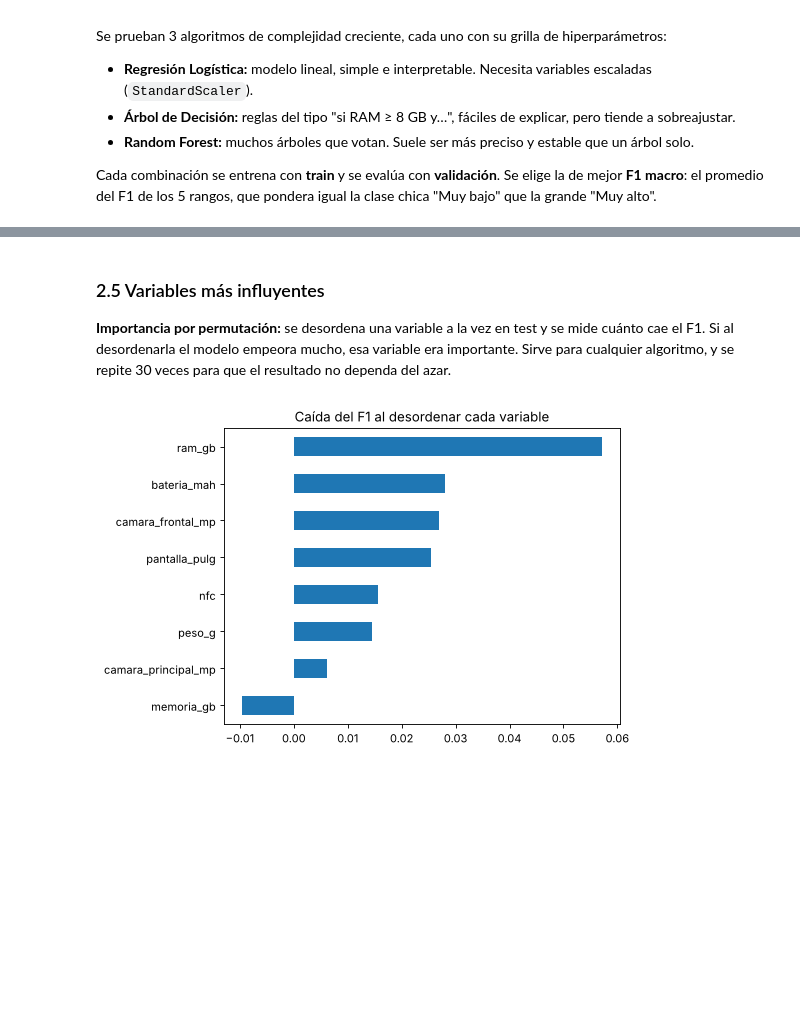
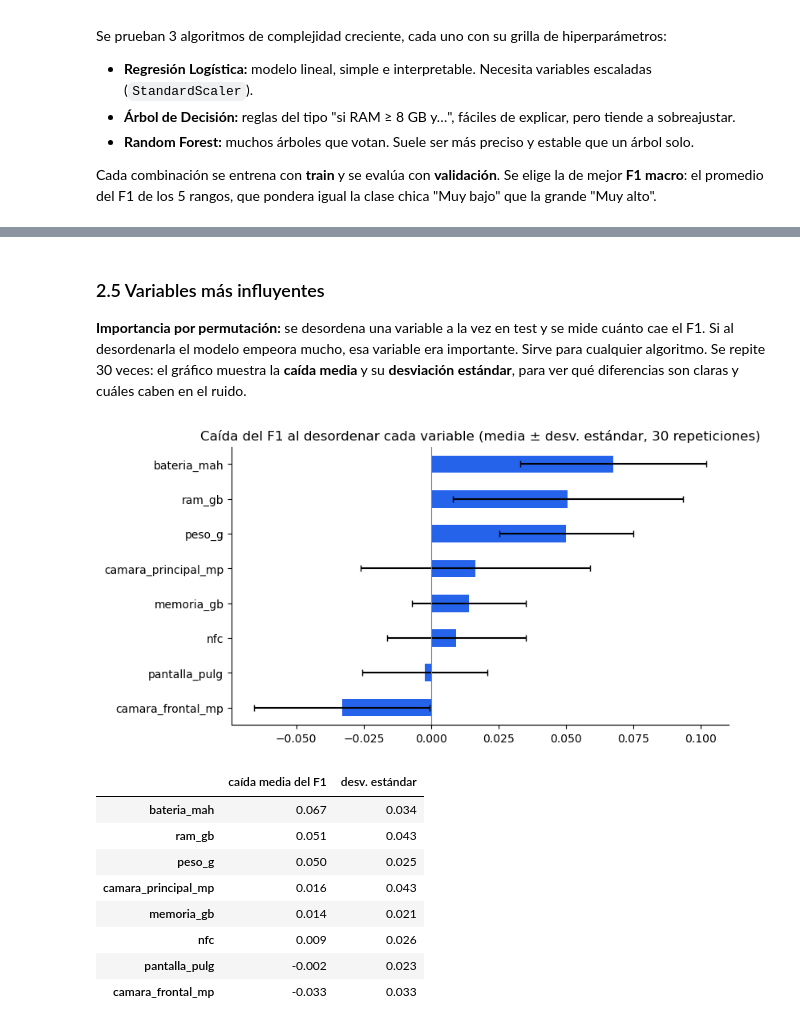
Before and after one commit to keydenurbina/cellphones-market, a Jupyter notebook: notebooks/04. data_modeling.ipynb, the cells around one changed output, grey strips where cells are left out. Drawn from its saved outputs; the diff is of its cells as text; code cells hidden in the pictures; blank space fills up the shorter version.

```diff
--- a/notebooks/04. data_modeling.ipynb
+++ b/notebooks/04. data_modeling.ipynb
@@ -28,21 +28,24 @@ print("Datos desde:", PROC / "data_processed.csv")
 # %% [output]
 Datos desde: /Users/keydenurbina/Desktop/github/Proyecto Web Scraping/data/processed/data_processed.csv
 # %%
-from sklearn.model_selection import train_test_split, ParameterGrid
+from sklearn.model_selection import train_test_split, ParameterGrid, StratifiedKFold
 from sklearn.pipeline import make_pipeline
 from sklearn.preprocessing import StandardScaler
 from sklearn.linear_model import LogisticRegression
 from sklearn.tree import DecisionTreeClassifier
 from sklearn.ensemble import RandomForestClassifier
-from sklearn.metrics import f1_score, classification_report, ConfusionMatrixDisplay
+from sklearn.dummy import DummyClassifier
+from sklearn.metrics import f1_score, accuracy_score, classification_report, ConfusionMatrixDisplay
 from sklearn.inspection import permutation_importance
 
 d = pd.read_csv(PROC / "data_processed.csv")
 X_cols = ["memoria_gb", "ram_gb", "pantalla_pulg", "camara_principal_mp", "camara_frontal_mp", "bateria_mah", "peso_g", "nfc"]
 
-# 1 fila por modelo nuevo (precio = mediana entre tiendas). Si no, el mismo celular caería en train y test → trampa.
-m = d[d.reacondicionado == 0].groupby("nombre").agg({**{c: "first" for c in X_cols}, "precio_oferta": "median"})
+# 1 fila por modelo nuevo con oferta liberada (precio = mediana entre tiendas). Si no, el mismo celular caería en train y test → trampa.
+# La marca se guarda solo para imputar faltantes (Paso 2.2); NO es una variable del modelo.
+m = d[d.es_nuevo == 1].groupby("nombre").agg({"marca": "first", **{c: "first" for c in X_cols}, "precio_oferta": "median"})
 etiquetas = ["Muy bajo", "Bajo", "Medio", "Alto", "Muy alto"]
 m["rango_precio"] = pd.cut(m.precio_oferta, [0, 100_000, 200_000, 320_000, 570_000, np.inf], labels=False, right=False)  # [a, b)
+print(len(m), "modelos nuevos | con alguna característica vacía (se imputan en 2.2):", m[X_cols].isna().any(axis=1).sum())
 m.rango_precio.value_counts().sort_index().rename(index=dict(enumerate(etiquetas)))
 # %% [output]
@@ -171,10 +235,26 @@ El ganador se re-entrena con train + validación y se evalúa **una sola vez** c
 # %%
-# El ganador se re-entrena con train + validación (80%) y se evalúa UNA vez en test.
+# El ganador (elegido en validación, 2.3) se re-entrena con train + validación (80%) y se evalúa UNA vez en test.
 mejor = max(res, key=lambda k: res[k][0])
-modelo = candidatos[mejor][0].set_params(**res[mejor][1]).fit(X_80, y_80)
-pred = modelo.predict(X_te)
+X_80_i, X_te_i = imputar(X_80, X_te)                                          # medianas aprendidas con el 80%, aplicadas a test
+modelo = candidatos[mejor][0].set_params(**res[mejor][1]).fit(X_80_i, y_80)
+pred = modelo.predict(X_te_i)
 print("Mejor modelo:", mejor, "| hiperparámetros:", res[mejor][1], "\n")
 print(classification_report(y_te, pred, labels=range(5), target_names=etiquetas, digits=2, zero_division=0))
+
+# ¿A cuántos rangos de distancia quedan las predicciones? (0 = rango exacto)
+dist = np.abs(pred - y_te.to_numpy())
+print(f"Rango exacto: {(dist == 0).sum()} de {len(dist)} ({(dist == 0).mean():.0%}) | "
+      f"a lo más 1 rango de distancia: {(dist <= 1).sum()} ({(dist <= 1).mean():.0%}) | a 2 o más rangos: {(dist >= 2).sum()}")
+
+# Base de comparación en test (no compite: solo da contexto a las métricas del ganador)
+pb = DummyClassifier(strategy="most_frequent").fit(X_80_i, y_80).predict(X_te_i)
+print(f"Base (siempre '{etiquetas[pb[0]]}'): accuracy {accuracy_score(y_te, pb):.2f} | F1 macro {f1_score(y_te, pb, average='macro', zero_division=0):.2f}")
+
 ConfusionMatrixDisplay.from_predictions(y_te, pred, labels=range(5), display_labels=etiquetas, cmap="Blues")
 plt.title(f"Matriz de confusión – {mejor} (test)"); plt.show()
+
+# Celulares mal clasificados: precio real, rango real y rango predicho
+errores = pd.DataFrame({"precio": m.precio_oferta[X_te.index], "real": [etiquetas[i] for i in y_te],
+                        "predicho": [etiquetas[i] for i in pred], "distancia": dist}, index=X_te.index)
+errores[errores.distancia > 0].sort_values(["distancia", "precio"], ascending=[False, True])
 # %% [output]
@@ -208,11 +325,26 @@ weighted avg       0.59      0.62      0.59        39
 # %% [markdown]
 ### 2.5 Variables más influyentes
-**Importancia por permutación:** se desordena una variable a la vez en test y se mide cuánto cae el F1. Si al desordenarla el modelo empeora mucho, esa variable era importante. Sirve para cualquier algoritmo, y se repite 30 veces para que el resultado no dependa del azar.
+**Importancia por permutación:** se desordena una variable a la vez en test y se mide cuánto cae el F1. Si al desordenarla el modelo empeora mucho, esa variable era importante. Sirve para cualquier algoritmo. Se repite 30 veces: el gráfico muestra la **caída media** y su **desviación estándar**, para ver qué diferencias son claras y cuáles caben en el ruido.
 # %%
-# Importancia por permutación: cuánto cae el F1 si "desordenamos" una variable (sirve para cualquier modelo)
-imp = permutation_importance(modelo, X_te, y_te, scoring="f1_macro", n_repeats=30, random_state=42)
-pd.Series(imp.importances_mean, X_cols).sort_values().plot.barh(title="Caída del F1 al desordenar cada variable")
+# Importancia por permutación: cuánto cae el F1 si "desordenamos" una variable (sirve para cualquier modelo).
+# Se repite 30 veces: la barra es la caída media y la línea negra, ± 1 desviación estándar entre repeticiones.
+imp = permutation_importance(modelo, X_te_i, y_te, scoring="f1_macro", n_repeats=30, random_state=42)
+tabla = pd.DataFrame({"caída media del F1": imp.importances_mean, "desv. estándar": imp.importances_std}, index=X_cols).sort_values("caída media del F1")
+ax = tabla["caída media del F1"].plot.barh(xerr=tabla["desv. estándar"], capsize=3, color="#2563eb", figsize=(8, 4.5))
+ax.axvline(0, color="gray", linewidth=0.8)                                   # a la izquierda de 0: desordenarla no empeora el modelo
+ax.set(title="Caída del F1 al desordenar cada variable (media ± desv. estándar, 30 repeticiones)", xlabel="", ylabel="")
+ax.spines[["top", "right"]].set_visible(False)
 plt.show()
+tabla.sort_values("caída media del F1", ascending=False).round(3)
 # %% [output]
-[figure, old version]
+[figure, new version]
+|  | caída media del F1 | desv. estándar |
+| bateria_mah | 0.067 | 0.034 |
+| ram_gb | 0.051 | 0.043 |
+| peso_g | 0.050 | 0.025 |
+| camara_principal_mp | 0.016 | 0.043 |
+| memoria_gb | 0.014 | 0.021 |
+| nfc | 0.009 | 0.026 |
+| pantalla_pulg | -0.002 | 0.023 |
+| camara_frontal_mp | -0.033 | 0.033 |
 # %% [markdown]
```
Also changed, not shown: parts of 23 cells of this notebook, 8 other files.
